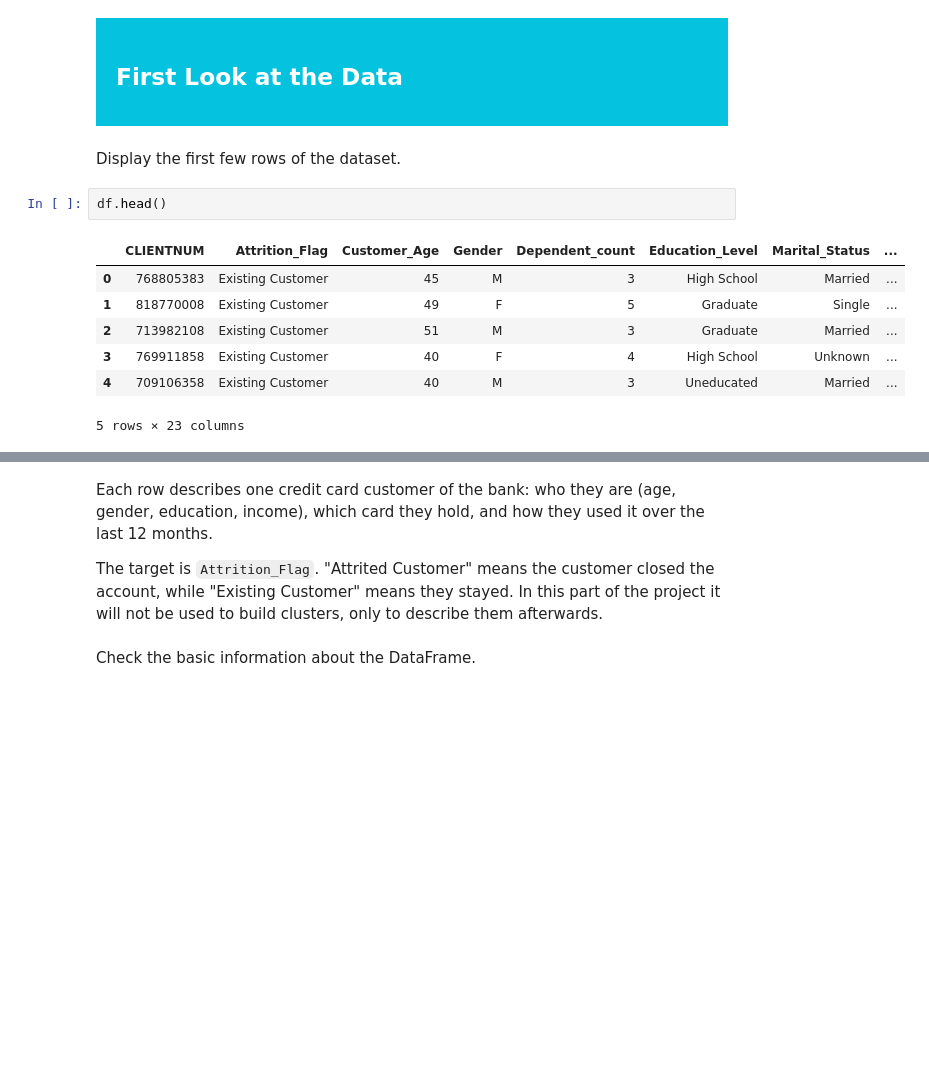
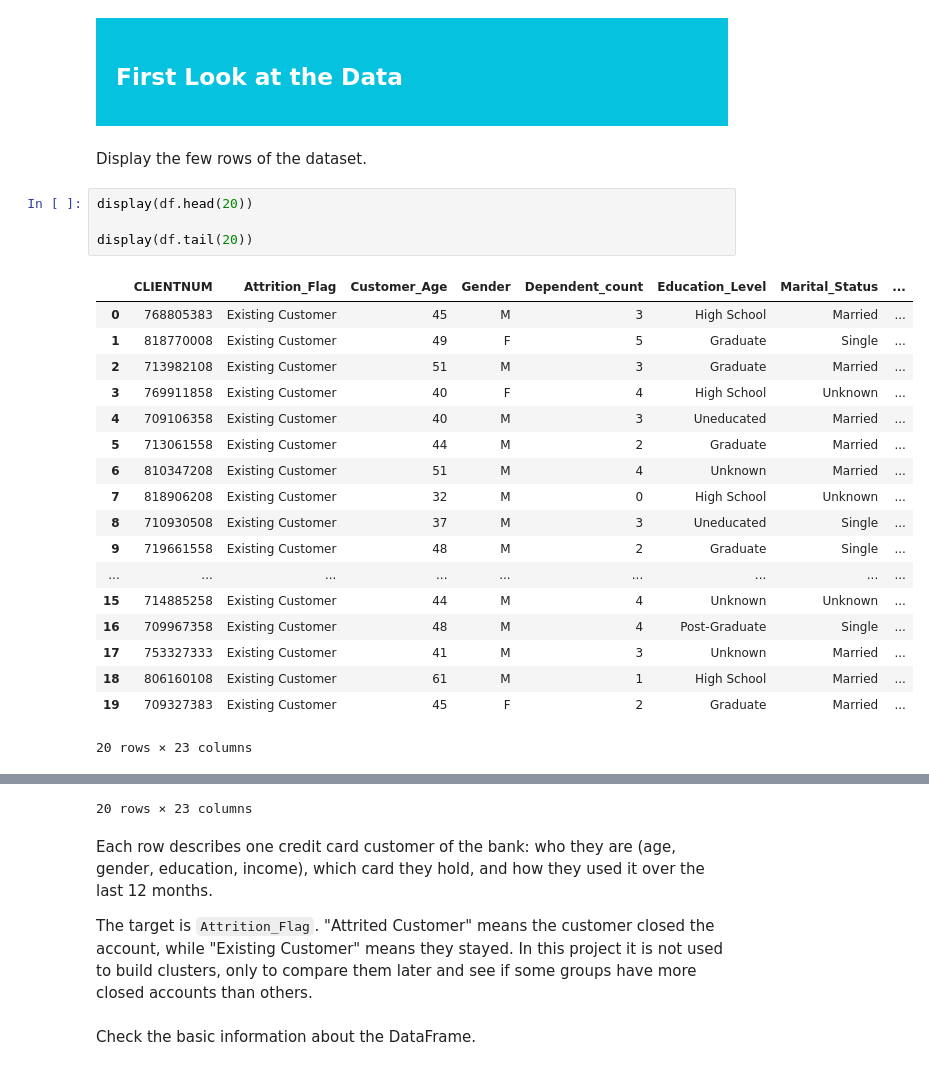
Before and after one commit to d3m1d0s/FoML_projects, a Jupyter notebook: project_1/bankchurners_eda_clustering.ipynb, the cells around one changed output, grey strips where cells are left out. Cells and saved outputs as stored; diff of their text form; blank space fills up the shorter version.

```diff
--- a/project_1/bankchurners_eda_clustering.ipynb
+++ b/project_1/bankchurners_eda_clustering.ipynb
@@ -25,14 +23,27 @@ df = pd.read_csv(DATA_URL)
     <h2><font color='white'> First Look at the Data </font></h2>
 </div>
 # %% [markdown]
-Display the first few rows of the dataset.
+Display the few rows of the dataset.
-# %%
-df.head()
-# %% [output]
-|  | CLIENTNUM | Attrition_Flag | Customer_Age | Gender | Dependent_count | Education_Level | Marital_Status | ... |
-| 0 | 768805383 | Existing Customer | 45 | M | 3 | High School | Married | ... |
-| 1 | 818770008 | Existing Customer | 49 | F | 5 | Graduate | Single | ... |
-| 2 | 713982108 | Existing Customer | 51 | M | 3 | Graduate | Married | ... |
-| 3 | 769911858 | Existing Customer | 40 | F | 4 | High School | Unknown | ... |
-| 4 | 709106358 | Existing Customer | 40 | M | 3 | Uneducated | Married | ... |
-5 rows × 23 columns
+# %%
+display(df.head(20))
+
+display(df.tail(20))
+# %% [output]
+|  | CLIENTNUM | Attrition_Flag | Customer_Age | Gender | Dependent_count | Education_Level | Marital_Status | ... |
+| 0 | 768805383 | Existing Customer | 45 | M | 3 | High School | Married | ... |
+| 1 | 818770008 | Existing Customer | 49 | F | 5 | Graduate | Single | ... |
+| 2 | 713982108 | Existing Customer | 51 | M | 3 | Graduate | Married | ... |
+| 3 | 769911858 | Existing Customer | 40 | F | 4 | High School | Unknown | ... |
+| 4 | 709106358 | Existing Customer | 40 | M | 3 | Uneducated | Married | ... |
+| 5 | 713061558 | Existing Customer | 44 | M | 2 | Graduate | Married | ... |
+| 6 | 810347208 | Existing Customer | 51 | M | 4 | Unknown | Married | ... |
+| 7 | 818906208 | Existing Customer | 32 | M | 0 | High School | Unknown | ... |
+| 8 | 710930508 | Existing Customer | 37 | M | 3 | Uneducated | Single | ... |
+| 9 | 719661558 | Existing Customer | 48 | M | 2 | Graduate | Single | ... |
+| ... | ... | ... | ... | ... | ... | ... | ... | ... |
+| 15 | 714885258 | Existing Customer | 44 | M | 4 | Unknown | Unknown | ... |
+| 16 | 709967358 | Existing Customer | 48 | M | 4 | Post-Graduate | Single | ... |
+| 17 | 753327333 | Existing Customer | 41 | M | 3 | Unknown | Married | ... |
+| 18 | 806160108 | Existing Customer | 61 | M | 1 | High School | Married | ... |
+| 19 | 709327383 | Existing Customer | 45 | F | 2 | Graduate | Married | ... |
+20 rows × 23 columns
@@ -39,6 +67,7 @@ df.head()
+20 rows × 23 columns
 # %% [markdown]
 Each row describes one credit card customer of the bank: who they are (age, gender, education, income), which card they hold, and how they used it over the last 12 months.
 
-The target is `Attrition_Flag`. "Attrited Customer" means the customer closed the account, while "Existing Customer" means they stayed. In this part of the project it will not be used to build clusters, only to describe them afterwards.
+The target is `Attrition_Flag`. "Attrited Customer" means the customer closed the account, while "Existing Customer" means they stayed. In this project it is not used to build clusters, only to compare them later and see if some groups have more closed accounts than others.
 # %% [markdown]
 Check the basic information about the DataFrame.
```
Also changed, not shown: parts of 5 cells of this notebook.
